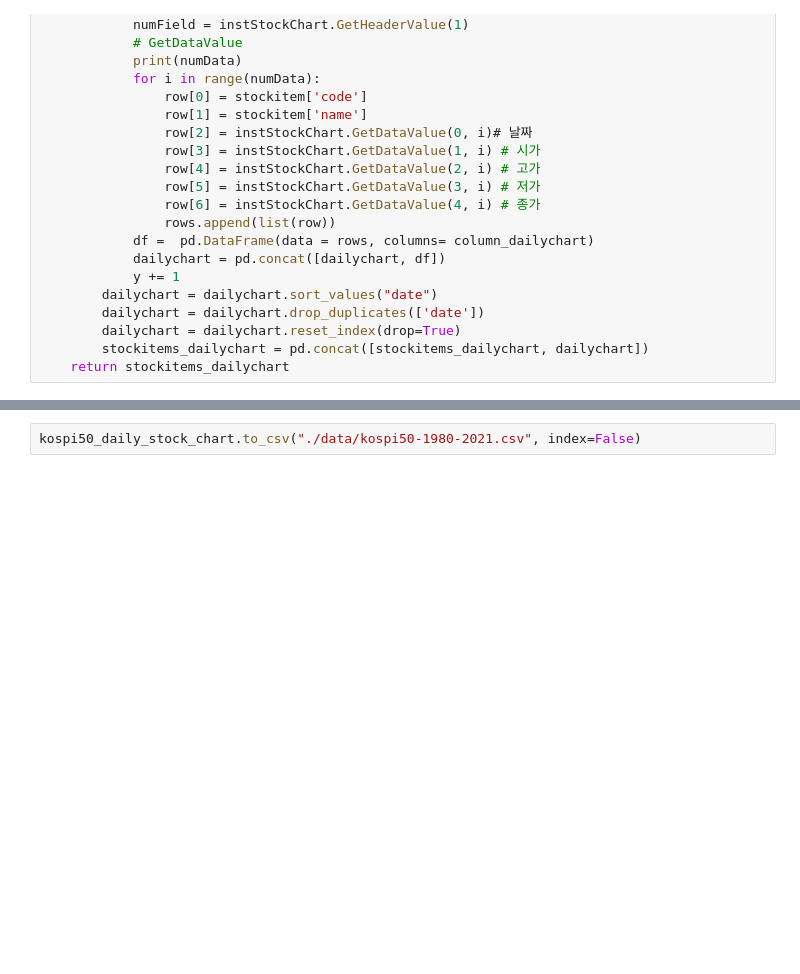
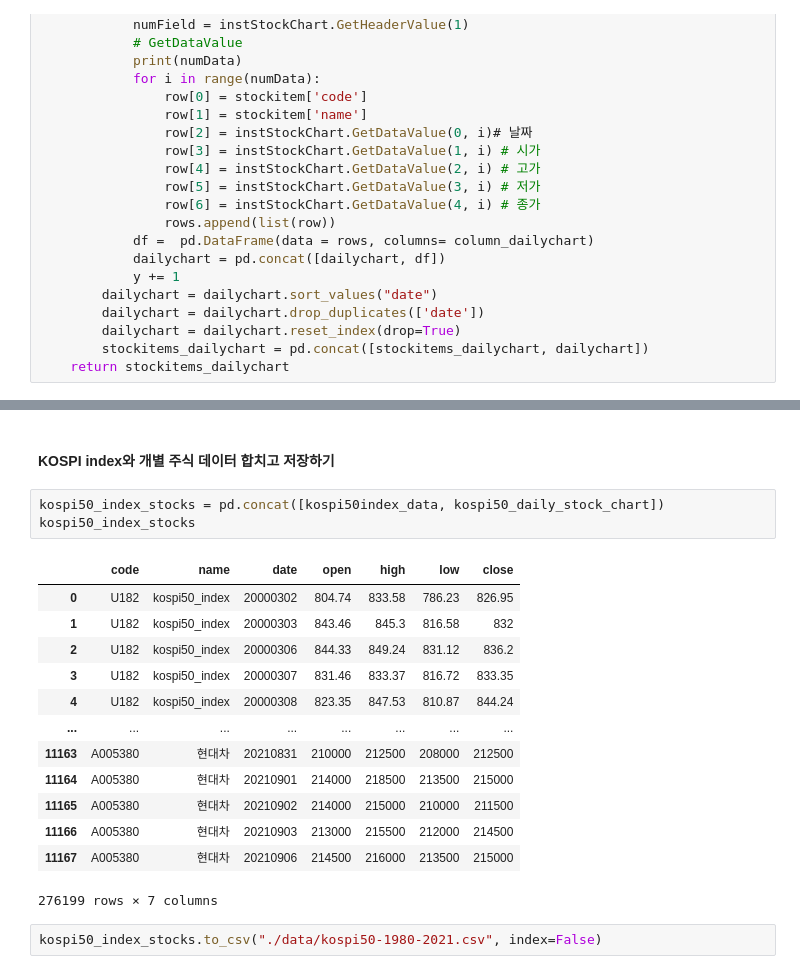
Before and after one commit to Stock-Recommandation-System-based-on-AI/stock_data, a Jupyter notebook: kospi50_all_stock_data.ipynb, the cells around one changed output, grey strips where cells are left out. Drawn from its saved outputs; the diff is of its cells as text; blank space fills up the shorter version.

```diff
--- a/kospi50_all_stock_data.ipynb
+++ b/kospi50_all_stock_data.ipynb
@@ -185,2 +230,21 @@ A005380 현대차 남은 요청 :  1
+# %% [markdown]
+#### KOSPI index와 개별 주식 데이터 합치고 저장하기
+# %%
+kospi50_index_stocks = pd.concat([kospi50index_data, kospi50_daily_stock_chart])
+kospi50_index_stocks
+# %% [output]
+|  | code | name | date | open | high | low | close |
+| 0 | U182 | kospi50_index | 20000302 | 804.74 | 833.58 | 786.23 | 826.95 |
+| 1 | U182 | kospi50_index | 20000303 | 843.46 | 845.3 | 816.58 | 832 |
+| 2 | U182 | kospi50_index | 20000306 | 844.33 | 849.24 | 831.12 | 836.2 |
+| 3 | U182 | kospi50_index | 20000307 | 831.46 | 833.37 | 816.72 | 833.35 |
+| 4 | U182 | kospi50_index | 20000308 | 823.35 | 847.53 | 810.87 | 844.24 |
+| ... | ... | ... | ... | ... | ... | ... | ... |
+| 11163 | A005380 | 현대차 | 20210831 | 210000 | 212500 | 208000 | 212500 |
+| 11164 | A005380 | 현대차 | 20210901 | 214000 | 218500 | 213500 | 215000 |
+| 11165 | A005380 | 현대차 | 20210902 | 214000 | 215000 | 210000 | 211500 |
+| 11166 | A005380 | 현대차 | 20210903 | 213000 | 215500 | 212000 | 214500 |
+| 11167 | A005380 | 현대차 | 20210906 | 214500 | 216000 | 213500 | 215000 |
+276199 rows × 7 columns
 # %%
-kospi50_daily_stock_chart.to_csv("./data/kospi50-1980-2021.csv", index=False)
+kospi50_index_stocks.to_csv("./data/kospi50-1980-2021.csv", index=False)
```
Also changed, not shown: parts of 6 cells of this notebook, 2 other files.
